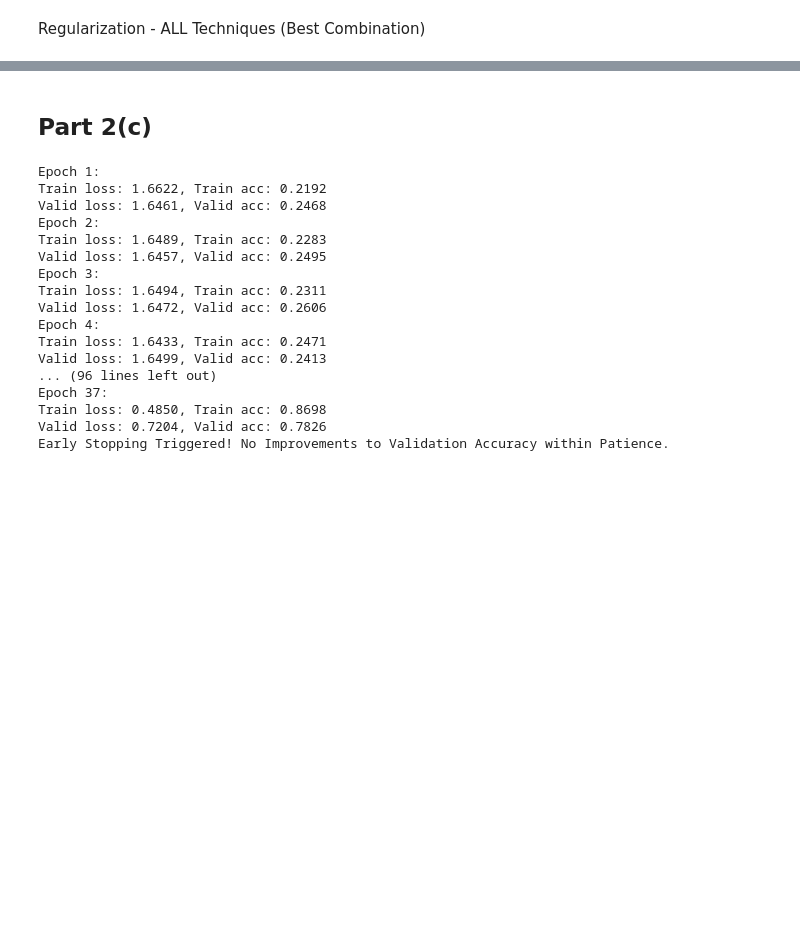
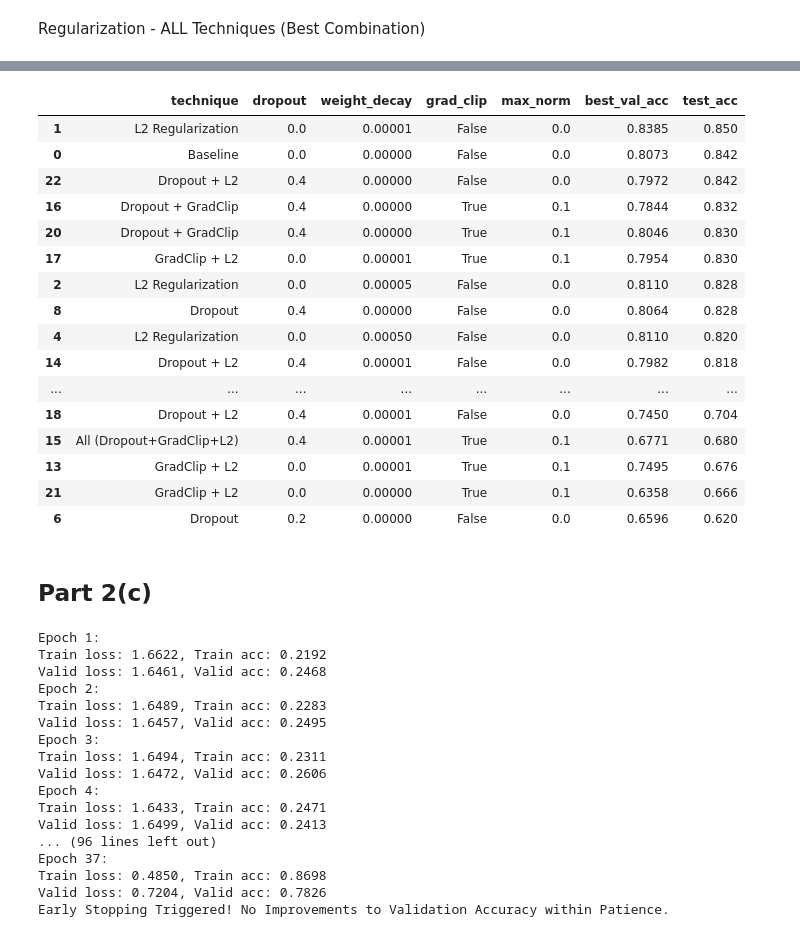
Before and after one commit to rachieeek/SC4002-NLP, a Jupyter notebook: assignment.ipynb, the cells around one changed output, grey strips where cells are left out. Saved outputs shown, nothing was run; the diff lists cells and outputs as text; code cells hidden in the pictures; blank space fills up the shorter version.

Commit message:
finished part 2 run (yet to tidy up)

```diff
--- a/assignment.ipynb
+++ b/assignment.ipynb
@@ -407,7 +406,7 @@ def find_optimal_hyperparams(param_grid, embedding_matrix):
     combinations_list = list(product(*param_grid.values()))
 
     for params in combinations_list:
-        no_epoch, lr, optimizer, batch_size, hidden_dim = params
+        lr, optimizer, batch_size, hidden_dim = params
         hyperparams = dict(zip(param_grid.keys(), params))
         print(f"Training with hyperparameters: {hyperparams}")
 
@@ -419,12 +418,11 @@ def find_optimal_hyperparams(param_grid, embedding_matrix):
 
         optimizer = optimizer(model.parameters(), lr=lr, weight_decay=0)
 
-        _, _, _, valid_accuracies, no_epochs = training_step(model, train_loader, valid_loader, optimizer, criterion, no_epoch)
+        _, _, _, valid_accuracies, no_epochs = training_step(model, train_loader, valid_loader, optimizer, criterion, num_epochs=200)
 
         max_acc = max(valid_accuracies)
 
         results.append({
-            'no_epoch': no_epoch,
             'lr': lr,
             'optimizer': optimizer,
             'batch_size': batch_size,
@@ -436,11 +434,11 @@ def find_optimal_hyperparams(param_grid, embedding_matrix):
         if max_acc > best_valid_acc:
             best_valid_acc = max_acc
             best_hyperparams = {
-                'no_epoch': no_epoch,
                 'lr': lr,
                 'optimizer': optimizer,
                 'batch_size': batch_size,
                 'hidden_dim': hidden_dim,
+                'epochs ran': no_epochs
             }
 
     print("Best Hyperparamters: ", best_hyperparams)
@@ -500,8 +481,13 @@ print(df_results_a)
 # %% [markdown]
 ## Part 2(b)
 # %%
-# Set ideal hyperparameters from above
-no_epoch = best_hyperparams["no_epoch"]
+# Set ideal hyperparameters from 2(a)
+if best_hyperparams["no_epochs"] <= 50:
+    no_epoch = 50
+elif best_hyperparams["no_epochs"] > 50 & best_hyperparams["no_epochs"] <= 100:
+    no_epoch = 100
+else:
+    no_epoch = 200
 batch_size = best_hyperparams["batch_size"]
 hidden_dim = best_hyperparams["hidden_dim"]
 lr = best_hyperparams["lr"]
@@ -752,3 +710,32 @@ All (Dropout+GradClip+L2)      0.4       0.00001       True       0.1        0.6
+# %%
+# Tidy up the dataframe and display
+col_order = ['technique', 'dropout', 'weight_decay', 'grad_clip', 'max_norm', 'best_val_acc', 'test_acc']
+df_all = df_all[[c for c in col_order if c in df_all.columns]]
+
+for c in ['best_val_acc', 'test_acc']:
+    if c in df_all.columns:
+        df_all[c] = df_all[c].astype(float).round(4)
+
+df_all = df_all.sort_values('test_acc', ascending=False)
+df_all
+# %% [output]
+|  | technique | dropout | weight_decay | grad_clip | max_norm | best_val_acc | test_acc |
+| 1 | L2 Regularization | 0.0 | 0.00001 | False | 0.0 | 0.8385 | 0.850 |
+| 0 | Baseline | 0.0 | 0.00000 | False | 0.0 | 0.8073 | 0.842 |
+| 22 | Dropout + L2 | 0.4 | 0.00000 | False | 0.0 | 0.7972 | 0.842 |
+| 16 | Dropout + GradClip | 0.4 | 0.00000 | True | 0.1 | 0.7844 | 0.832 |
+| 20 | Dropout + GradClip | 0.4 | 0.00000 | True | 0.1 | 0.8046 | 0.830 |
+| 17 | GradClip + L2 | 0.0 | 0.00001 | True | 0.1 | 0.7954 | 0.830 |
+| 2 | L2 Regularization | 0.0 | 0.00005 | False | 0.0 | 0.8110 | 0.828 |
+| 8 | Dropout | 0.4 | 0.00000 | False | 0.0 | 0.8064 | 0.828 |
+| 4 | L2 Regularization | 0.0 | 0.00050 | False | 0.0 | 0.8110 | 0.820 |
+| 14 | Dropout + L2 | 0.4 | 0.00001 | False | 0.0 | 0.7982 | 0.818 |
+| ... | ... | ... | ... | ... | ... | ... | ... |
+| 18 | Dropout + L2 | 0.4 | 0.00001 | False | 0.0 | 0.7450 | 0.704 |
+| 15 | All (Dropout+GradClip+L2) | 0.4 | 0.00001 | True | 0.1 | 0.6771 | 0.680 |
+| 13 | GradClip + L2 | 0.0 | 0.00001 | True | 0.1 | 0.7495 | 0.676 |
+| 21 | GradClip + L2 | 0.0 | 0.00000 | True | 0.1 | 0.6358 | 0.666 |
+| 6 | Dropout | 0.2 | 0.00000 | False | 0.0 | 0.6596 | 0.620 |
 # %% [markdown]
 ## Part 2(c)
 # %%
```
Also changed, not shown: parts of 18 cells of this notebook.
